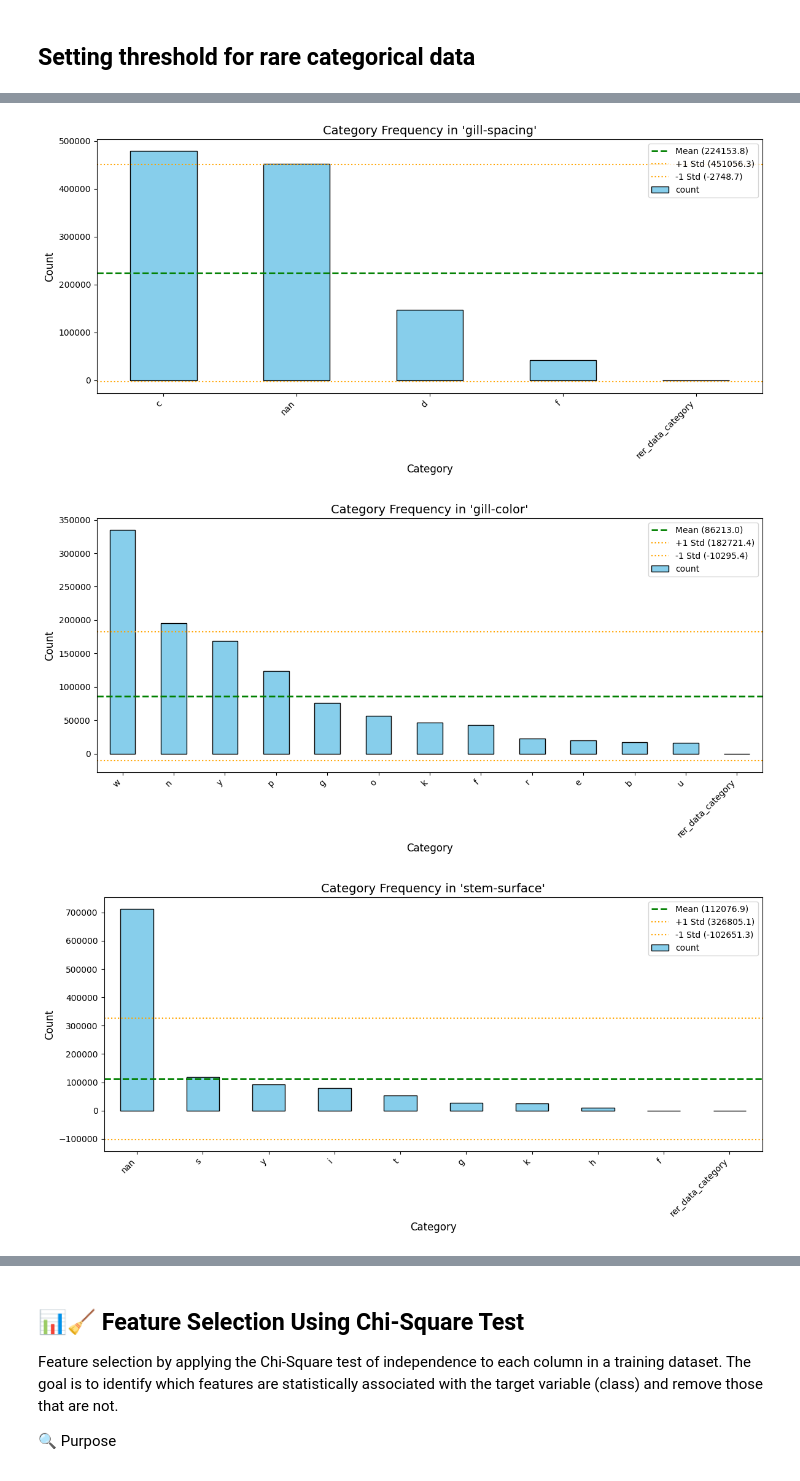
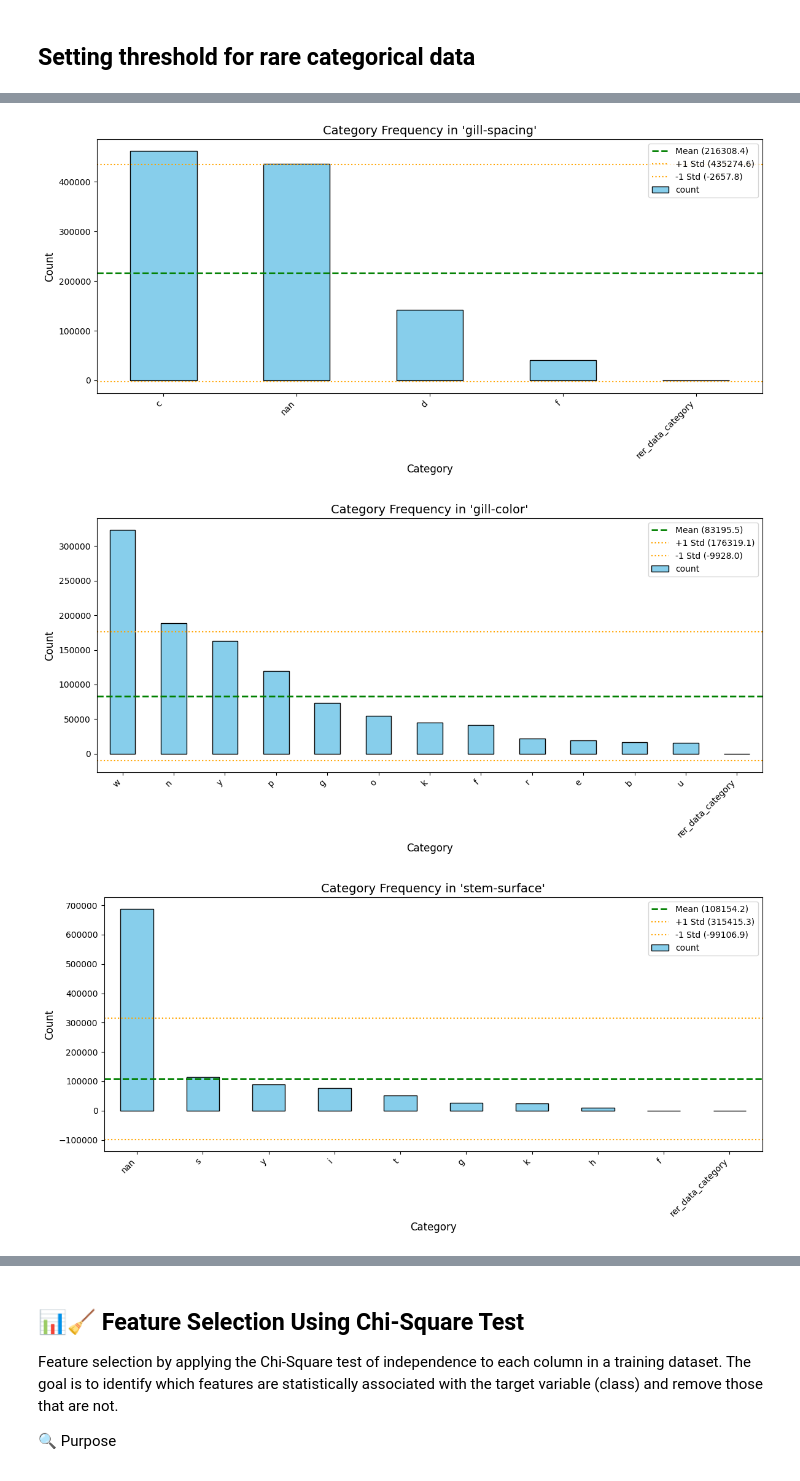
Before and after one commit to Artur-M-47/portfolio, a Jupyter notebook: kaggle_competitions/Binary_Prediction_of_Poisonous_Mushrooms/2024-08-30_22-55-49_submission_0.98493/Mushroom_Toxicity_Prediction.ipynb, the cells around one changed output, grey strips where cells are left out. Cells and saved outputs as stored; diff of their text form; code cells hidden in the pictures.

Commit message:
Refactored variable structure after data split

```diff
--- a/kaggle_competitions/Binary_Prediction_of_Poisonous_Mushrooms/2024-08-30_22-55-49_submission_0.98493/Mushroom_Toxicity_Prediction.ipynb
+++ b/kaggle_competitions/Binary_Prediction_of_Poisonous_Mushrooms/2024-08-30_22-55-49_submission_0.98493/Mushroom_Toxicity_Prediction.ipynb
@@ -302,17 +319,31 @@ Converting rare categorical data and giving them new category "rer_data_category
 # %%
+# A dictionary to store the list of categories that are common enough
 allowed_classes_dict = {}
 
+def replace_rare(x, allowed_list):
+    #Replaces a category value if it's not in the list of common values.
+    if x in allowed_list:
+        return x
+    else:
+        return 'rer_data_category'
+
 for col in list_cat_columns:
-    counts = df_train[col].value_counts(dropna=False)
+    # Count how many times each value appears
+    counts = X_train[col].value_counts(dropna=False)
     rare_values = counts[counts <= rare_threshold].index
 
     allowed_classes = counts[counts > rare_threshold].index.tolist()
     allowed_classes_dict[col] = allowed_classes
 
-    df_train[col] = df_train[col].apply(
-        lambda x: x if x in allowed_classes else 'rer_data_category'
+    # We use the categories learned ONLY from X_train to transform all three sets.
+    X_train[col] = X_train[col].apply(
+        lambda x: replace_rare(x, allowed_classes)
     )
-    df_train[TARGET_COLUMN] = df_train[TARGET_COLUMN]
+    X_valid[col] = X_valid[col].apply(
+        lambda x: replace_rare(x, allowed_classes)
+    )
     df_test[col] = df_test[col].apply(
-        lambda x: x if x in allowed_classes else 'rer_data_category'
+        lambda x: replace_rare(x, allowed_classes)
     )
+print('👍 We can see that when nan was rare enough it became rer_data_category when it was big enough it was left as its own category')
+allowed_classes_dict
@@ -328,6 +374,6 @@ Index(['class', 'cap-diameter', 'cap-shape', 'cap-surface', 'cap-color',
 # %%
 for col in list_cat_columns:
-    counts = df_train[col].value_counts(dropna=False)
+    counts = X_train[col].value_counts(dropna=False)
     mean_count = counts.mean()
     std_count = counts.std()
 
@@ -357,3 +403,3 @@ for col in list_cat_columns:
-[figure, old version]
+[figure, new version]
-[figure, old version]
+[figure, new version]
-[figure, old version]
+[figure, new version]
```
Also changed, not shown: parts of 20 cells of this notebook.
